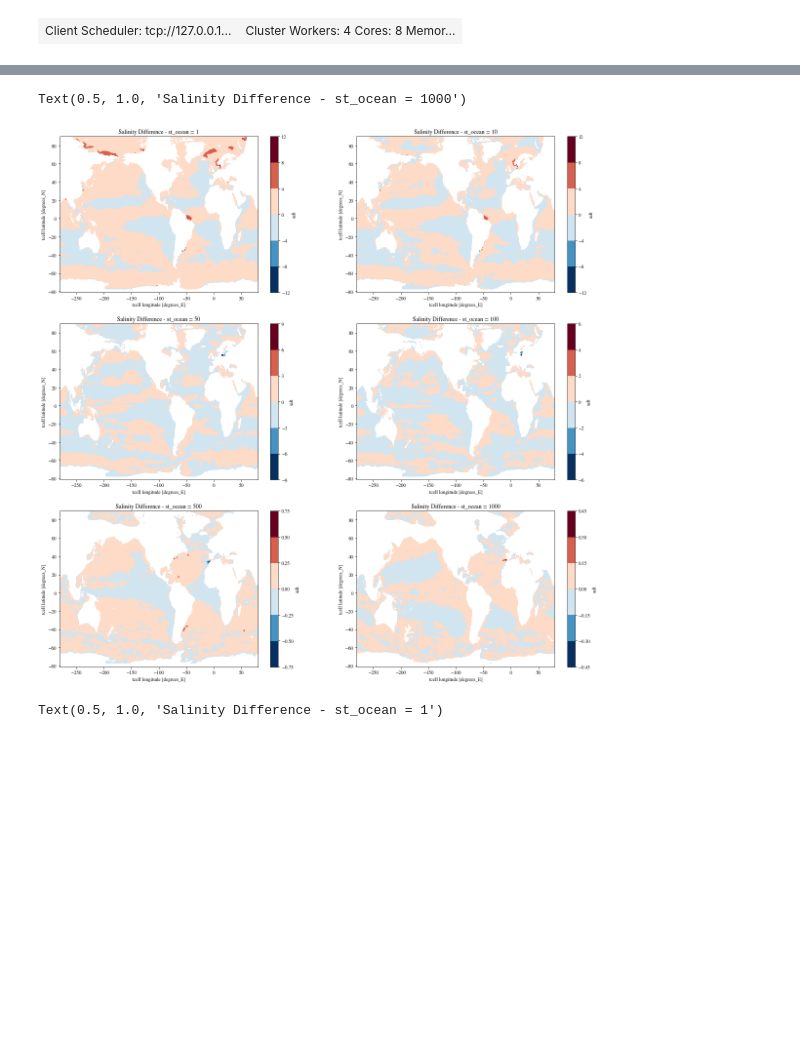
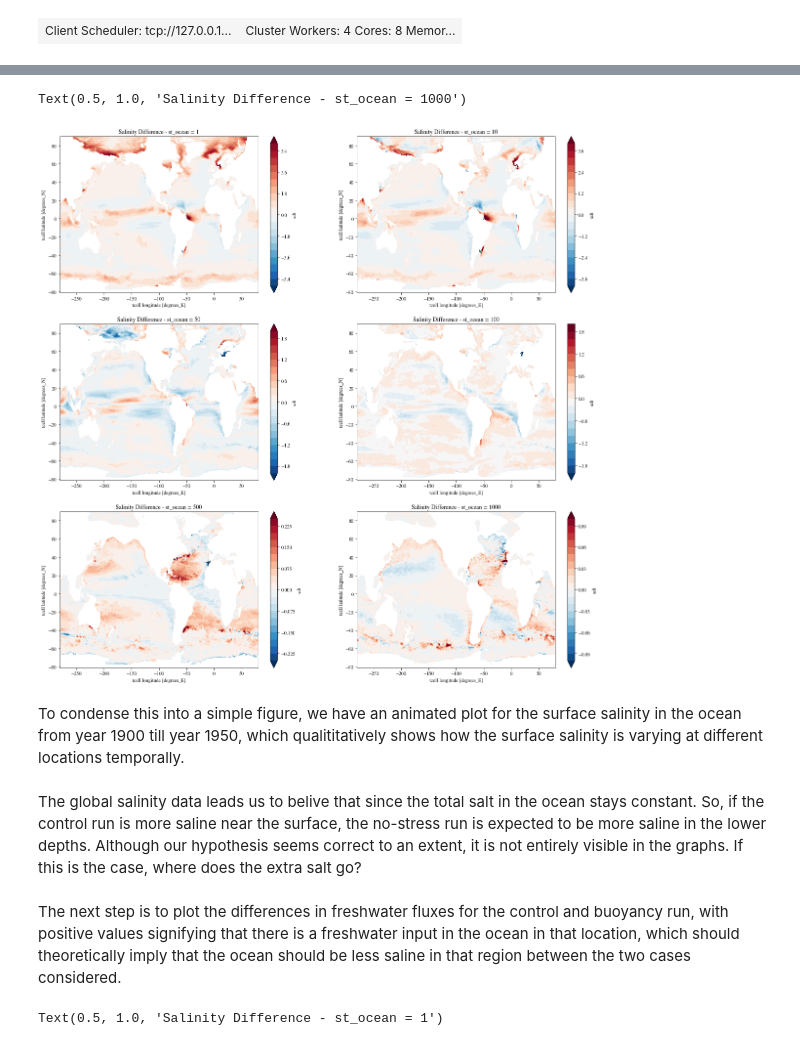
Before and after one commit to dhruvbhagtani/Ryan_No_Stress, a Jupyter notebook: Salinity_Diagnosis.ipynb, the cells around one changed output, grey strips where cells are left out. Drawn from its saved outputs; the diff is of its cells as text; code cells hidden in the pictures; blank space fills up the shorter version.

```diff
--- a/Salinity_Diagnosis.ipynb
+++ b/Salinity_Diagnosis.ipynb
@@ -90,23 +135,23 @@ salt_buo_1901 = cc.querying.getvar(expt[1],'salt',session,start_time='1900-01-01
 # %%
 fig, axes = plt.subplots(nrows=3,ncols=2,figsize=(20,20))
 
-(salt_con_1901 - salt_buo_1901).sel(st_ocean = 1, method = 'nearest').sel(time = slice('1900-01-01','1901-12-31')).mean('time').plot.contourf(ax = axes[0][0])
+(salt_con_1901 - salt_buo_1901).sel(st_ocean = 1, method = 'nearest').sel(time = slice('1900-01-01','1901-12-31')).mean('time').plot.contourf(ax = axes[0][0],levels = np.linspace(-6,6,21))
 axes[0][0].set_title('Salinity Difference - st_ocean = 1')
 
-(salt_con_1901 - salt_buo_1901).sel(st_ocean = 10, method = 'nearest').sel(time = slice('1900-01-01','1901-12-31')).mean('time').plot.contourf(ax = axes[0][1])
+(salt_con_1901 - salt_buo_1901).sel(st_ocean = 10, method = 'nearest').sel(time = slice('1900-01-01','1901-12-31')).mean('time').plot.contourf(ax = axes[0][1],levels = np.linspace(-4,4,21))
 axes[0][1].set_title('Salinity Difference - st_ocean = 10')
 
-(salt_con_1901 - salt_buo_1901).sel(st_ocean = 50, method = 'nearest').sel(time = slice('1900-01-01','1901-12-31')).mean('time').plot.contourf(ax = axes[1][0])
+(salt_con_1901 - salt_buo_1901).sel(st_ocean = 50, method = 'nearest').sel(time = slice('1900-01-01','1901-12-31')).mean('time').plot.contourf(ax = axes[1][0],levels = np.linspace(-2,2,21))
 axes[1][0].set_title('Salinity Difference - st_ocean = 50')
 
-(salt_con_1901 - salt_buo_1901).sel(st_ocean = 100, method = 'nearest').sel(time = slice('1900-01-01','1901-12-31')).mean('time').plot.contourf(ax = axes[1][1])
+(salt_con_1901 - salt_buo_1901).sel(st_ocean = 100, method = 'nearest').sel(time = slice('1900-01-01','1901-12-31')).mean('time').plot.contourf(ax = axes[1][1],levels = np.linspace(-2,2,21))
 axes[1][1].set_title('Salinity Difference - st_ocean = 100')
 
-(salt_con_1901 - salt_buo_1901).sel(st_ocean = 500, method = 'nearest').sel(time = slice('1900-01-01','1901-12-31')).mean('time').plot.contourf(ax = axes[2][0])
+(salt_con_1901 - salt_buo_1901).sel(st_ocean = 500, method = 'nearest').sel(time = slice('1900-01-01','1901-12-31')).mean('time').plot.contourf(ax = axes[2][0],levels = np.linspace(-0.25,0.25,21))
 axes[2][0].set_title('Salinity Difference - st_ocean = 500')
 
-(salt_con_1901 - salt_buo_1901).sel(st_ocean = 1000, method = 'nearest').sel(time = slice('1900-01-01','1901-12-31')).mean('time').plot.contourf(ax = axes[2][1])
+(salt_con_1901 - salt_buo_1901).sel(st_ocean = 1000, method = 'nearest').sel(time = slice('1900-01-01','1901-12-31')).mean('time').plot.contourf(ax = axes[2][1],levels = np.linspace(-0.1,0.1,21))
 axes[2][1].set_title('Salinity Difference - st_ocean = 1000')
 # %% [output]
 Text(0.5, 1.0, 'Salinity Difference - st_ocean = 1000')
-[figure, old version]
+[figure, new version]
@@ -113,3 +163,9 @@ Text(0.5, 1.0, 'Salinity Difference - st_ocean = 1000')
+# %% [markdown]
+To condense this into a simple figure, we have an animated plot for the surface salinity in the ocean from year 1900 till year 1950, which qualititatively shows how the surface salinity is varying at different locations temporally.
+# %% [markdown]
+The global salinity data leads us to belive that since the total salt in the ocean stays constant. So, if the control run is more saline near the surface, the no-stress run is expected to be more saline in the lower depths. Although our hypothesis seems correct to an extent, it is not entirely visible in the graphs. If this is the case, where does the extra salt go?
+# %% [markdown]
+The next step is to plot the differences in freshwater fluxes for the control and buoyancy run, with positive values signifying that there is a freshwater input in the ocean in that location, which should theoretically imply that the ocean should be less saline in that region between the two cases considered.
 # %%
 pme_net_con = cc.querying.getvar(expt[0],'pme_net',session,start_time='1900-01-01',end_time = '1901-12-31')
 pme_net_buo = cc.querying.getvar(expt[1],'pme_net',session,start_time='1900-01-01',end_time = '1901-12-31')
```
Also changed, not shown: parts of 60 cells of this notebook.
